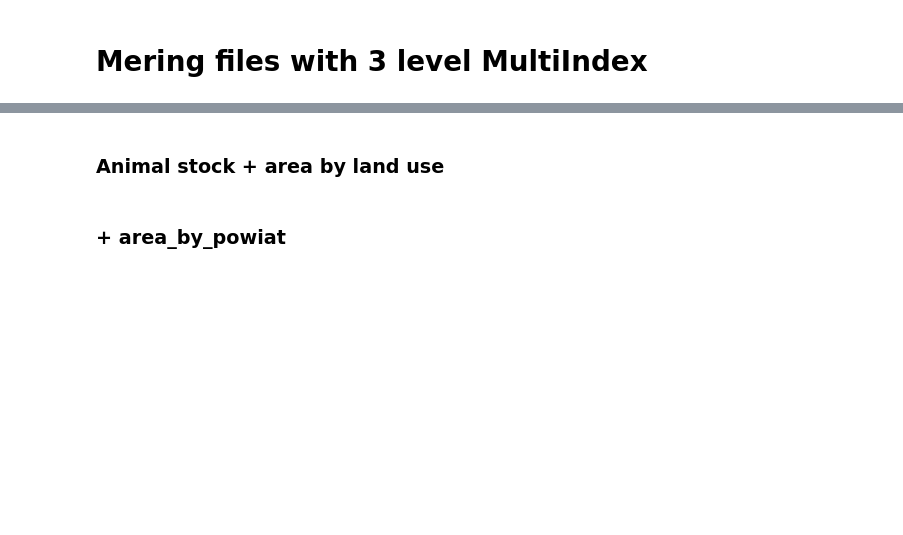
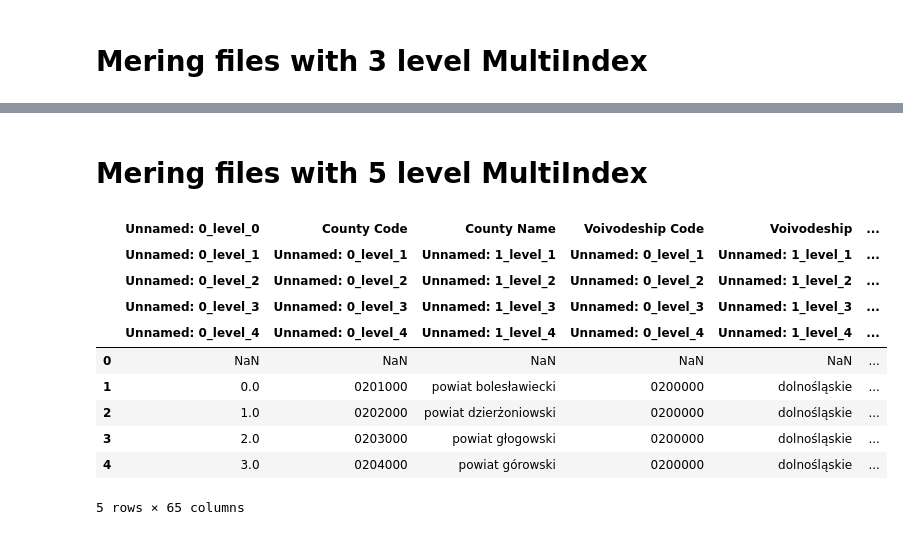
Before and after one commit to OmdenaAI/warsaw-poland-chapter-air-pollution, a Jupyter notebook: src/tasks/task-2-data-preprocessing/static_annual_dataset_merging.ipynb, the cells around one changed output, grey strips where cells are left out. Drawn from its saved outputs; the diff is of its cells as text; code cells hidden in the pictures; blank space fills up the shorter version.

Commit message:
fixes in static dataset merging

```diff
--- a/src/tasks/task-2-data-preprocessing/static_annual_dataset_merging.ipynb
+++ b/src/tasks/task-2-data-preprocessing/static_annual_dataset_merging.ipynb
@@ -28,5 +109,25 @@ readdict[('Voivodeship Code','Unnamed: 0_level_1','Unnamed: 0_level_2','Unnamed:
+# %% [markdown]
+# Mering files with 5 level MultiIndex
 # %%
-key = [('County Code', 'Unnamed: 0_level_1','Unnamed: 0_level_2')]
+files5 = ['crop_production_by_voivodship_dist.xlsx']
+
+prefix5= ['[crop production]']
+
+key5 = [('County Code', 'Unnamed: 0_level_1','Unnamed: 0_level_2','Unnamed: 0_level_3','Unnamed: 0_level_4')]
-# %% [markdown]
-### Animal stock + area by land use
+# %%
+df = pd.read_excel("../../data/data_processed/static_annual_data/"+files5[0],header=[0,1,2,3,4], \
+                   dtype = readdict)
+df.head()
+# %% [output]
+|  | Unnamed: 0_level_0 | County Code | County Name | Voivodeship Code | Voivodeship | ... |
+|  | Unnamed: 0_level_1 | Unnamed: 0_level_1 | Unnamed: 1_level_1 | Unnamed: 0_level_1 | Unnamed: 1_level_1 | ... |
+|  | Unnamed: 0_level_2 | Unnamed: 0_level_2 | Unnamed: 1_level_2 | Unnamed: 0_level_2 | Unnamed: 1_level_2 | ... |
+|  | Unnamed: 0_level_3 | Unnamed: 0_level_3 | Unnamed: 1_level_3 | Unnamed: 0_level_3 | Unnamed: 1_level_3 | ... |
+|  | Unnamed: 0_level_4 | Unnamed: 0_level_4 | Unnamed: 1_level_4 | Unnamed: 0_level_4 | Unnamed: 1_level_4 | ... |
+| 0 | NaN | NaN | NaN | NaN | NaN | ... |
+| 1 | 0.0 | 0201000 | powiat bolesławiecki | 0200000 | dolnośląskie | ... |
+| 2 | 1.0 | 0202000 | powiat dzierżoniowski | 0200000 | dolnośląskie | ... |
+| 3 | 2.0 | 0203000 | powiat głogowski | 0200000 | dolnośląskie | ... |
+| 4 | 3.0 | 0204000 | powiat górowski | 0200000 | dolnośląskie | ... |
+5 rows × 65 columns
 # %%
@@ -57,2 +138,0 @@ m1 = drop_duplicates(m1)
-# %% [markdown]
-### + area_by_powiat
```
Also changed, not shown: parts of 27 cells of this notebook.
